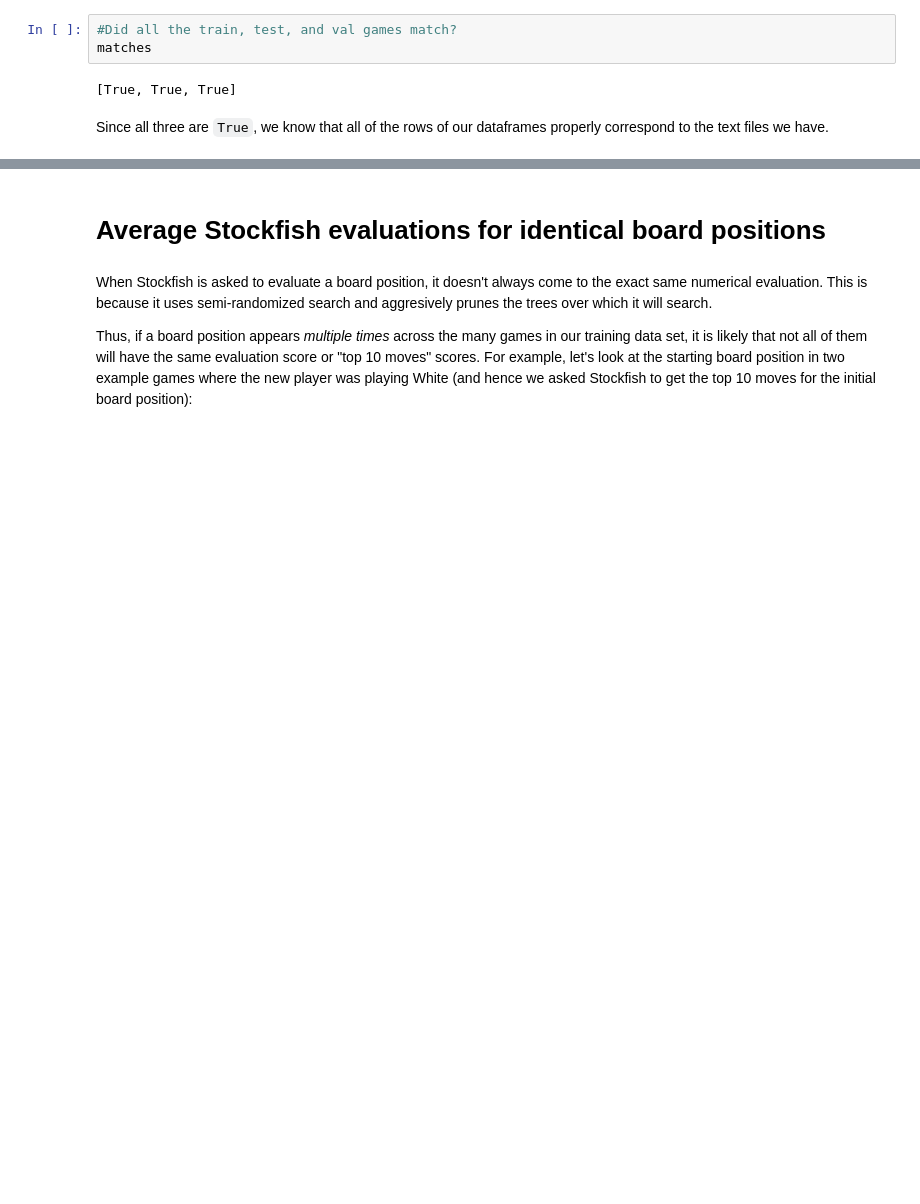
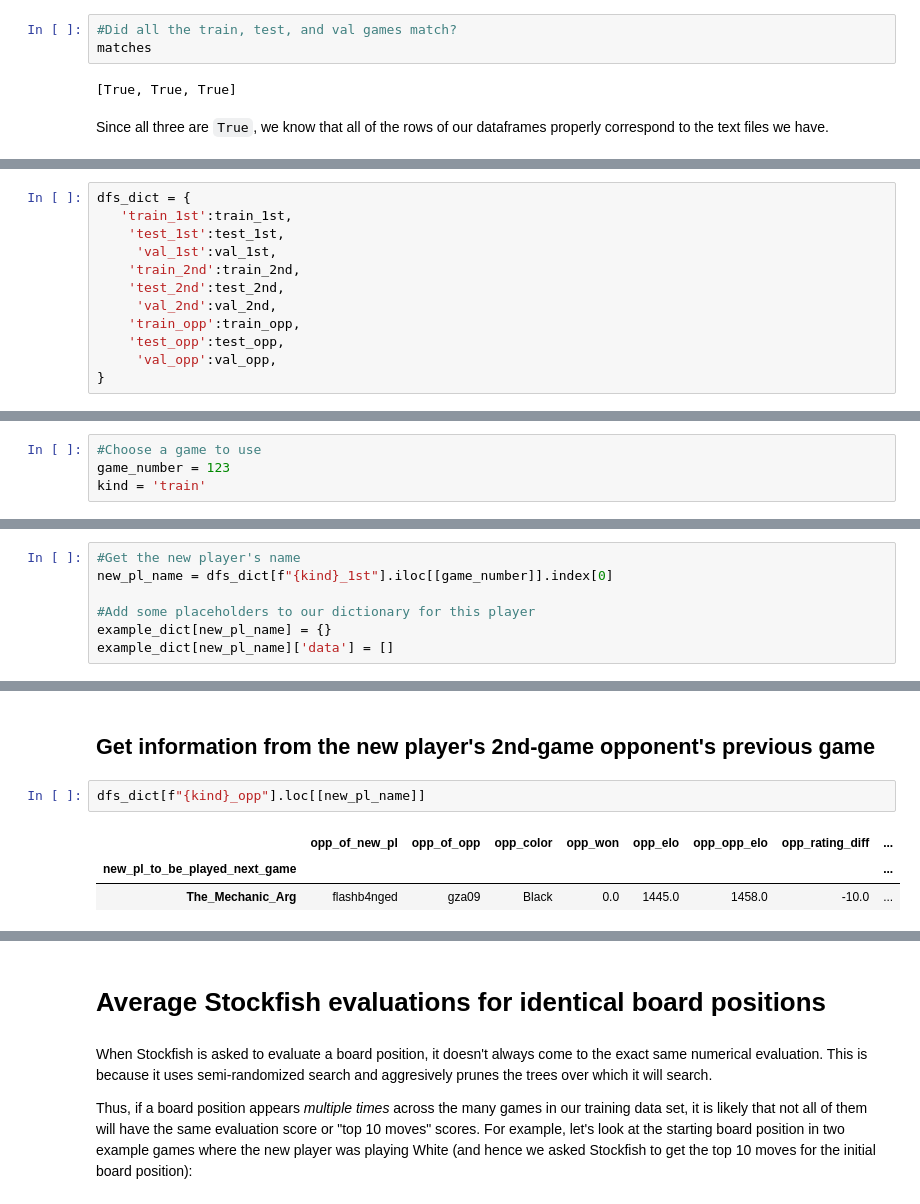
Before and after one commit to simonlazarus/Better-Chess-Matchmaking-with-AI, a Jupyter notebook: code/03_stockfish_processing.ipynb, the cells around one changed output, grey strips where cells are left out. Cells and saved outputs as stored; diff of their text form; blank space fills up the shorter version.

```diff
--- a/code/03_stockfish_processing.ipynb
+++ b/code/03_stockfish_processing.ipynb
@@ -159,0 +202,12 @@ Since all three are `True`, we know that all of the rows of our dataframes prope
+# %%
+dfs_dict = {
+   'train_1st':train_1st,
+    'test_1st':test_1st,
+     'val_1st':val_1st,
+    'train_2nd':train_2nd,
+    'test_2nd':test_2nd,
+     'val_2nd':val_2nd,
+    'train_opp':train_opp,
+    'test_opp':test_opp,
+     'val_opp':val_opp,
+}
@@ -159,0 +218,4 @@ Since all three are `True`, we know that all of the rows of our dataframes prope
+# %%
+#Choose a game to use
+game_number = 123
+kind = 'train'
@@ -159,0 +269,7 @@ Since all three are `True`, we know that all of the rows of our dataframes prope
+# %%
+#Get the new player's name
+new_pl_name = dfs_dict[f"{kind}_1st"].iloc[[game_number]].index[0]
+
+#Add some placeholders to our dictionary for this player
+example_dict[new_pl_name] = {}
+example_dict[new_pl_name]['data'] = []
@@ -159,0 +369,8 @@ Since all three are `True`, we know that all of the rows of our dataframes prope
+# %% [markdown]
+## Get information from the new player's 2nd-game opponent's previous game
+# %%
+dfs_dict[f"{kind}_opp"].loc[[new_pl_name]]
+# %% [output]
+|  | opp_of_new_pl | opp_of_opp | opp_color | opp_won | opp_elo | opp_opp_elo | opp_rating_diff | ... |
+| new_pl_to_be_played_next_game |  |  |  |  |  |  |  | ... |
+| The_Mechanic_Arg | flashb4nged | gza09 | Black | 0.0 | 1445.0 | 1458.0 | -10.0 | ... |
```
Also changed, not shown: parts of 126 cells of this notebook, 2 other files.
